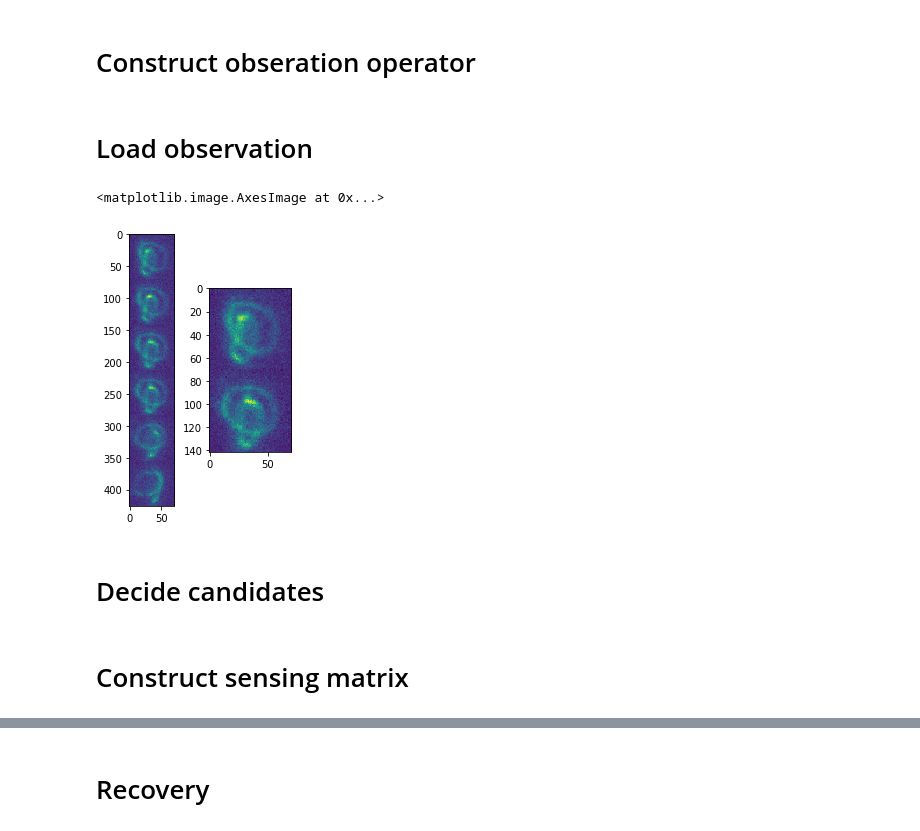
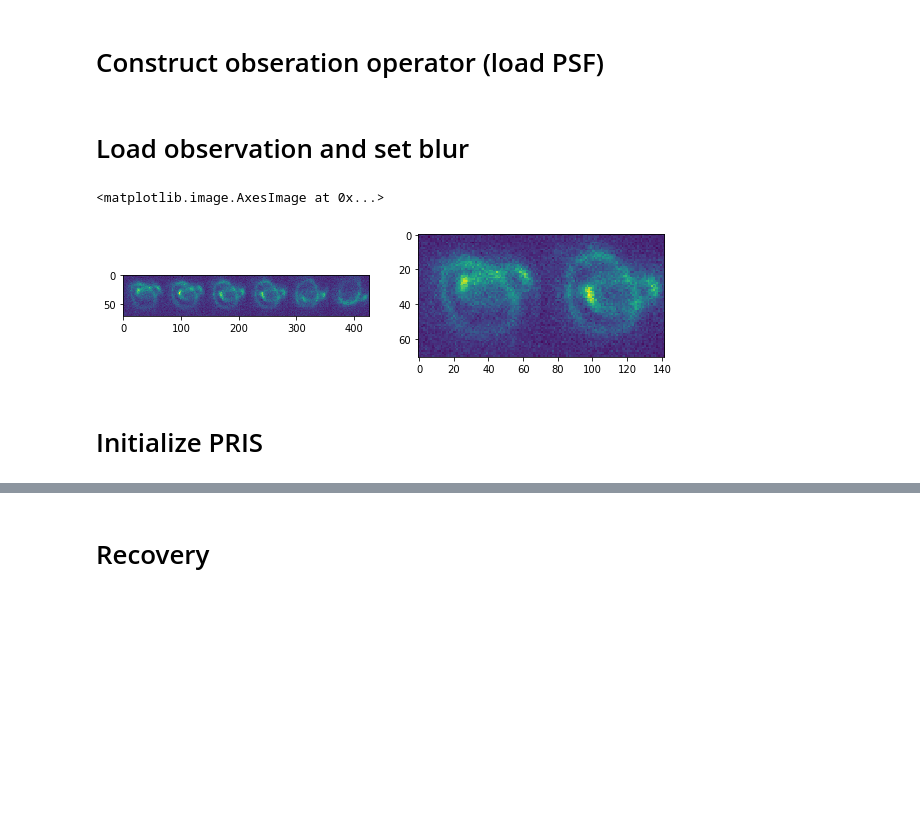
Before and after one commit to xiyuyi/PyPRIS, a Jupyter notebook: PyPRIS_notebooks/Demo_biplane_lasso-PRIS-LinBreg-Refinement.ipynb, the cells around one changed output, grey strips where cells are left out. Drawn from its saved outputs; the diff is of its cells as text; code cells hidden in the pictures; blank space fills up the shorter version.

```diff
--- a/PyPRIS_notebooks/Demo_biplane_lasso-PRIS-LinBreg-Refinement.ipynb
+++ b/PyPRIS_notebooks/Demo_biplane_lasso-PRIS-LinBreg-Refinement.ipynb
@@ -21,30 +15,28 @@ import drawnow
 # %% [markdown]
-# Construct obseration operator
+# Construct obseration operator (load PSF)
 # %%
 # construct observation operator.
  # load psf matrix
 dpath = './test_data/psf.tif';
 psf = io.imread(dpath)
 # %% [markdown]
-# Load observation
+# Load observation and set blur
 # %%
 # load observation
 data_path = './test_data';
 f = 'obsStack.tif';
 fov = io.imread(data_path + '/' + f)
 fov.shape
-plt.figure(figsize=(5,5));
+plt.figure(figsize=(15,5));
 plt.subplot(131)
-plt.imshow(fov[[1,3,5,6,10,15],:,:].reshape(6*fov.shape[1],fov.shape[2]))
+plt.imshow(fov[[1,3,5,6,10,15],:,:].reshape(6*fov.shape[1],fov.shape[2]).T)
+
 blur1 = fov[1,:,:];
 blur2 = fov[6,:,:];
 #100 nm step interval so there is a 500 nm separation. 20 layer separation between psf steps.
-
 blur = np.concatenate([blur1, blur2]).reshape(2*71,71);
 plt.subplot(132)
-plt.imshow(blur)
+plt.imshow(blur.T)
 # %% [output]
 <matplotlib.image.AxesImage at 0x...>
-[figure, old version]
+[figure, new version]
-# %% [markdown]
-# Decide candidates
@@ -61,2 +42,0 @@ for i0 in range_ind0:
-# %% [markdown]
-# Construct sensing matrix
@@ -89,0 +43,2 @@ A[:,len(candidate_locs)] = 1
+# %% [markdown]
+# Initialize PRIS
```
Also changed, not shown: parts of 11 cells of this notebook, 2 other files.
